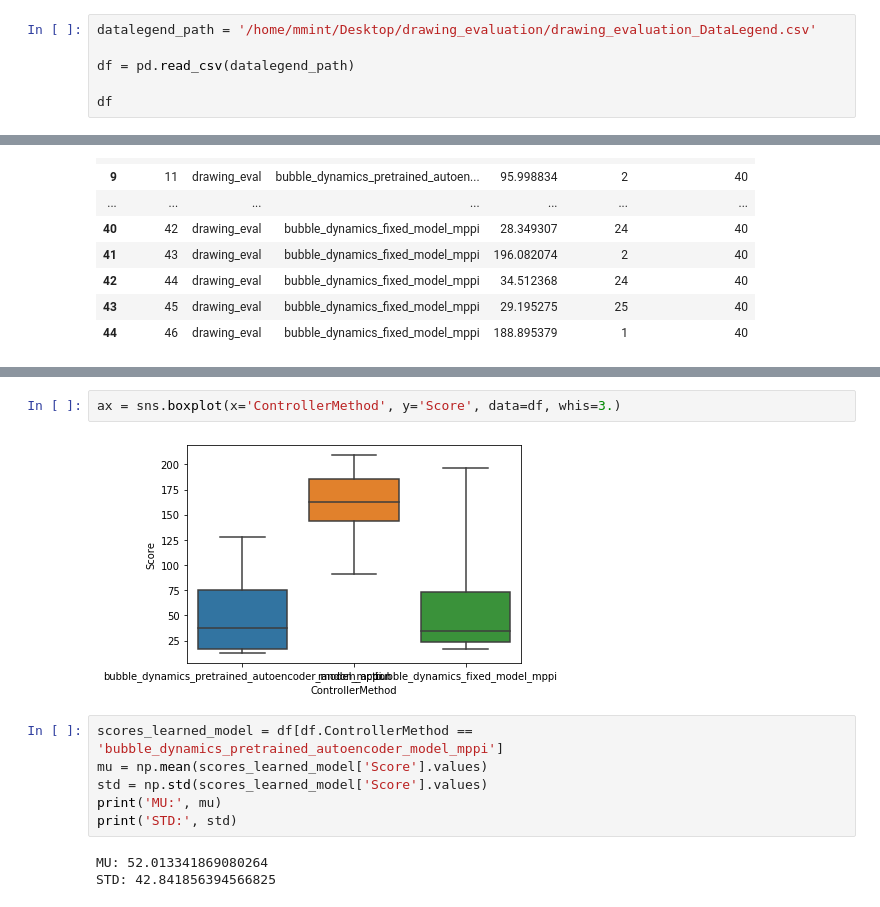
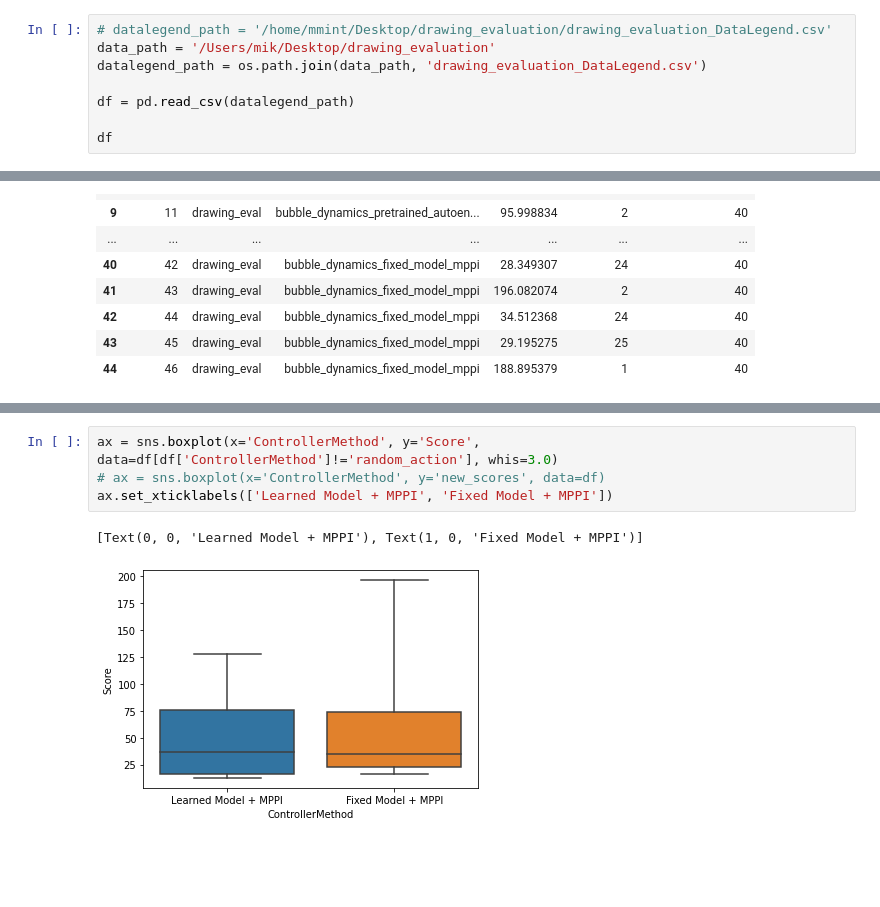
Before and after one commit to MMintLab/BubbleControl, a Jupyter notebook: notebooks/drawing_evaluation.ipynb, the cells around one changed output, grey strips where cells are left out. Drawn from its saved outputs; the diff is of its cells as text; blank space fills up the shorter version.

```diff
--- a/notebooks/drawing_evaluation.ipynb
+++ b/notebooks/drawing_evaluation.ipynb
@@ -8,5 +9,7 @@ import matplotlib.pyplot as plt
 # %%
-datalegend_path = '/home/mmint/Desktop/drawing_evaluation/drawing_evaluation_DataLegend.csv'
+# datalegend_path = '/home/mmint/Desktop/drawing_evaluation/drawing_evaluation_DataLegend.csv'
+data_path = '/Users/mik/Desktop/drawing_evaluation'
+datalegend_path = os.path.join(data_path, 'drawing_evaluation_DataLegend.csv')
 
 df = pd.read_csv(datalegend_path)
 
@@ -32,13 +157,7 @@ df
 # %%
-ax = sns.boxplot(x='ControllerMethod', y='Score', data=df, whis=3.)
+ax = sns.boxplot(x='ControllerMethod', y='Score', data=df[df['ControllerMethod']!='random_action'], whis=3.0)
+# ax = sns.boxplot(x='ControllerMethod', y='new_scores', data=df)
+ax.set_xticklabels(['Learned Model + MPPI', 'Fixed Model + MPPI'])
 # %% [output]
+[Text(0, 0, 'Learned Model + MPPI'), Text(1, 0, 'Fixed Model + MPPI')]
-[figure, old version]
+[figure, new version]
-# %%
-scores_learned_model = df[df.ControllerMethod == 'bubble_dynamics_pretrained_autoencoder_model_mppi']
-mu = np.mean(scores_learned_model['Score'].values)
-std = np.std(scores_learned_model['Score'].values)
-print('MU:', mu)
-print('STD:', std)
-# %% [output]
-MU: 52.013341869080264
-STD: 42.841856394566825
```
Also changed, not shown: parts of 28 cells of this notebook, 1 other file.
